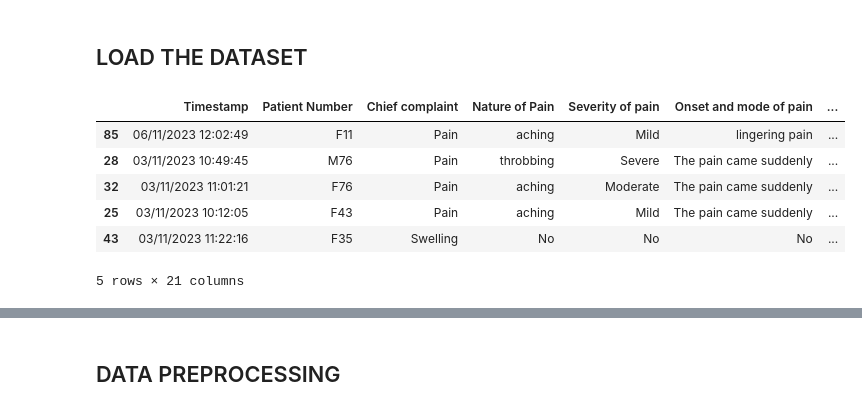
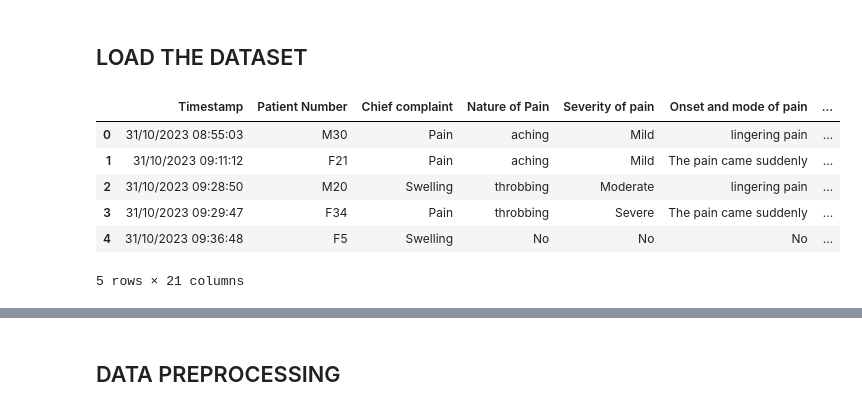
Before and after one commit to TheHuntsman4/Klepio, a Jupyter notebook: model/DentAI.ipynb, the cells around one changed output, grey strips where cells are left out. Cells and saved outputs as stored; diff of their text form; code cells hidden in the pictures.

```diff
--- a/model/DentAI.ipynb
+++ b/model/DentAI.ipynb
@@ -21,13 +21,13 @@ warnings.filterwarnings('ignore')
 ## LOAD THE DATASET
 # %%
 #load the dataset
-data = pd.read_csv('./DentalData611.csv')
-data.sample(5)
+data = pd.read_csv('./DentalData811.csv')
+data.head()
 # %% [output]
 |  | Timestamp | Patient Number | Chief complaint | Nature of Pain | Severity of pain | Onset and mode of pain | ... |
-| 85 | 06/11/2023 12:02:49 | F11 | Pain | aching | Mild | lingering pain | ... |
-| 28 | 03/11/2023 10:49:45 | M76 | Pain | throbbing | Severe | The pain came suddenly | ... |
-| 32 | 03/11/2023 11:01:21 | F76 | Pain | aching | Moderate | The pain came suddenly | ... |
-| 25 | 03/11/2023 10:12:05 | F43 | Pain | aching | Mild | The pain came suddenly | ... |
-| 43 | 03/11/2023 11:22:16 | F35 | Swelling | No | No | No | ... |
+| 0 | 31/10/2023 08:55:03 | M30 | Pain | aching | Mild | lingering pain | ... |
+| 1 | 31/10/2023 09:11:12 | F21 | Pain | aching | Mild | The pain came suddenly | ... |
+| 2 | 31/10/2023 09:28:50 | M20 | Swelling | throbbing | Moderate | lingering pain | ... |
+| 3 | 31/10/2023 09:29:47 | F34 | Pain | throbbing | Severe | The pain came suddenly | ... |
+| 4 | 31/10/2023 09:36:48 | F5 | Swelling | No | No | No | ... |
 5 rows × 21 columns
```
Also changed, not shown: parts of 11 cells of this notebook.
